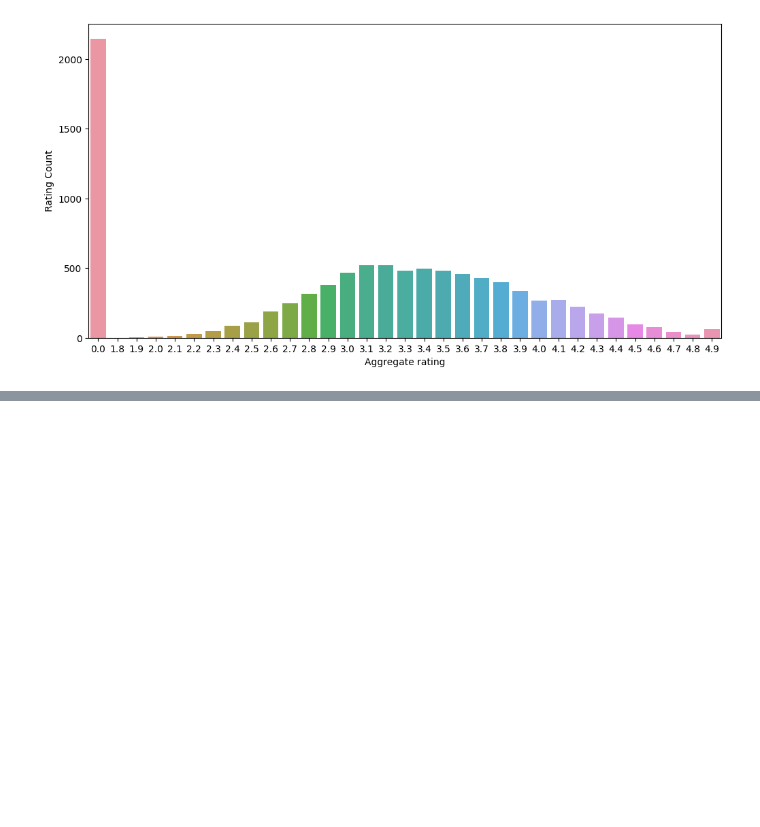
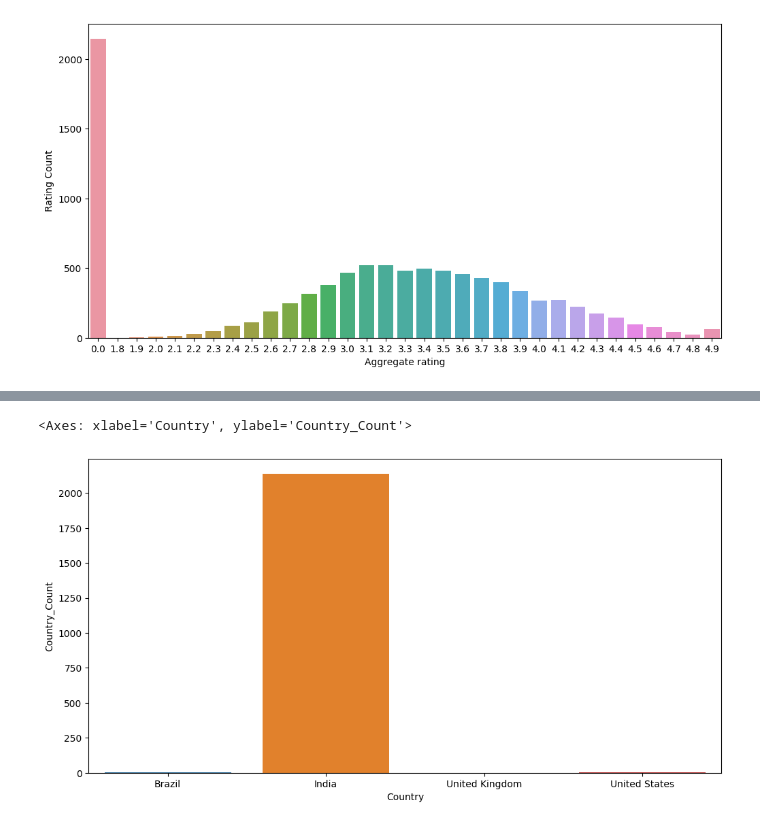
Before and after one commit to SaidurRahmanChowdhury/Zomato-Dataset-Analysis, a Jupyter notebook: Zomato_Analysis.ipynb, the cells around one changed output, grey strips where cells are left out. Drawn from its saved outputs; the diff is of its cells as text; code cells hidden in the pictures; blank space fills up the shorter version.

```diff
--- a/Zomato_Analysis.ipynb
+++ b/Zomato_Analysis.ipynb
@@ -280,0 +301,3 @@ sns.barplot(data=ratings,x='Aggregate rating',y='Rating Count',hue='Rating color
+# %%
+aggregate=final_df[final_df['Aggregate rating']==0]
+aggregate.head(5)
@@ -280,0 +312,2 @@ sns.barplot(data=ratings,x='Aggregate rating',y='Rating Count',hue='Rating color
+# %%
+find_names=aggregate.groupby(['Aggregate rating','Country']).size().reset_index().rename(columns={0:'Country_Count'})
@@ -280,0 +322,5 @@ sns.barplot(data=ratings,x='Aggregate rating',y='Rating Count',hue='Rating color
+# %%
+sns.barplot(data=find_names,x='Country',y='Country_Count')
+# %% [output]
+<Axes: xlabel='Country', ylabel='Country_Count'>
+[figure, added]
```
Also changed, not shown: parts of 22 cells of this notebook.
